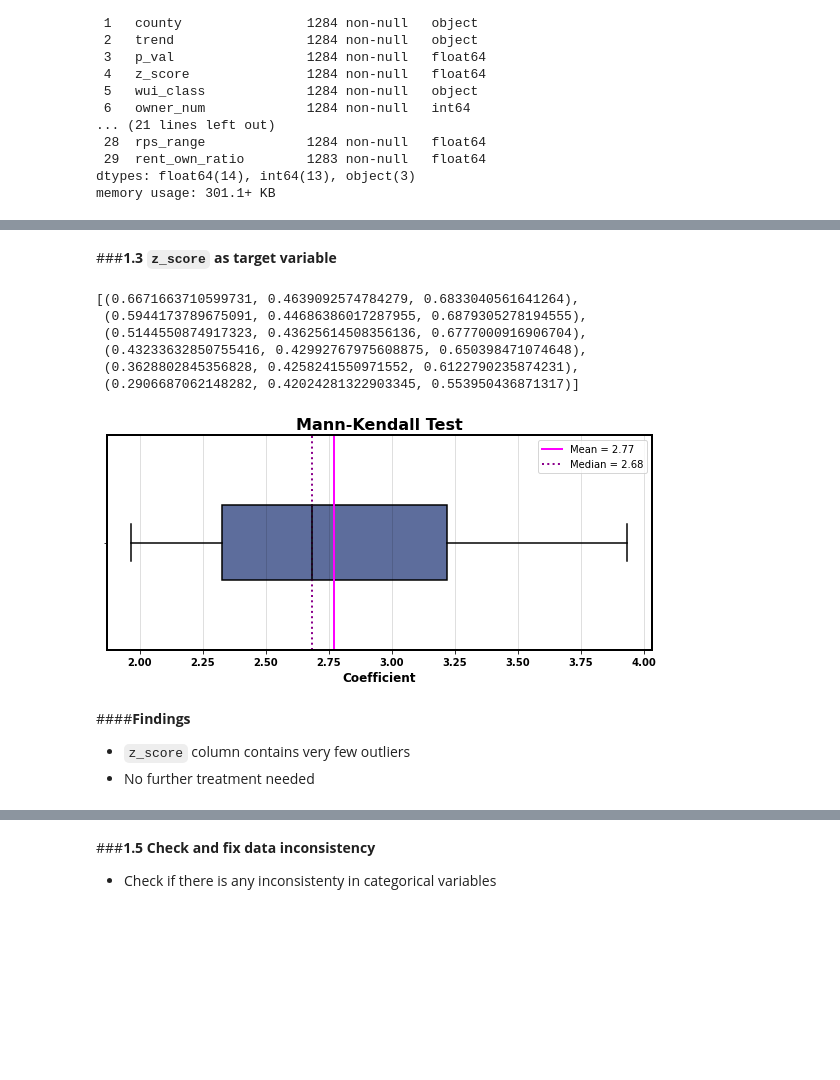
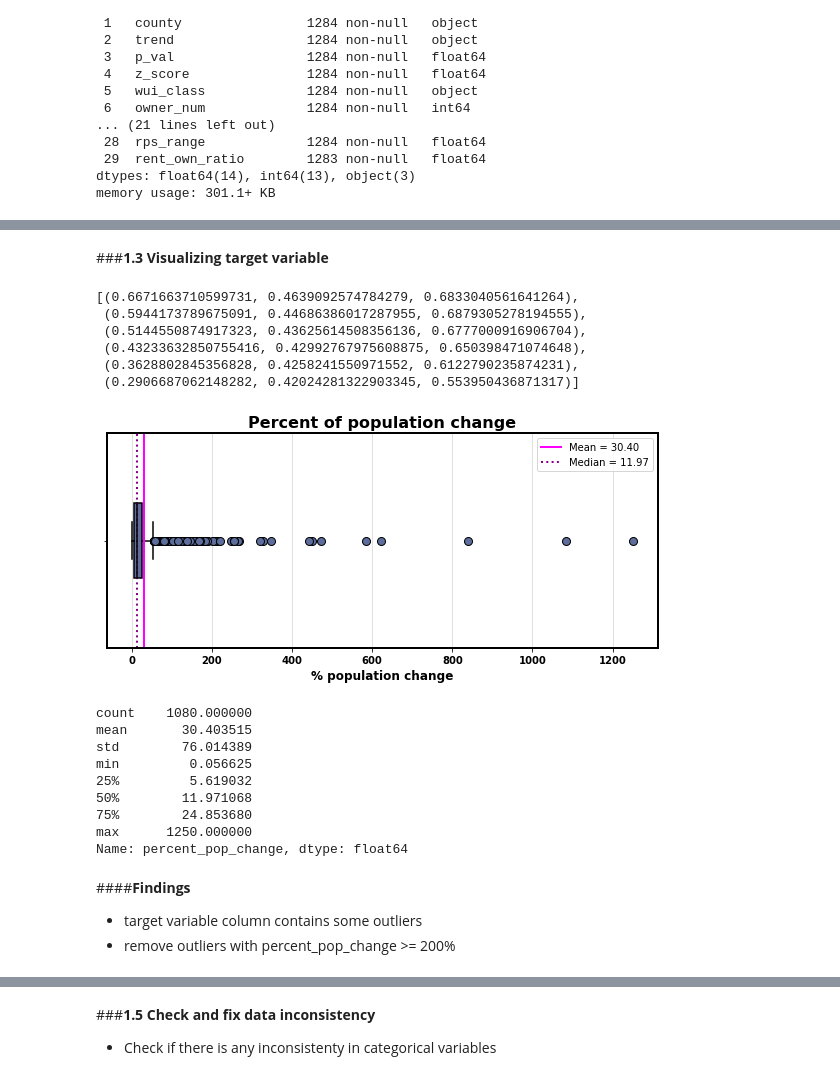
Before and after one commit to jiashenyue/ca-wui-pop-increase, a Jupyter notebook: analysis_notebook.ipynb, the cells around one changed output, grey strips where cells are left out. Drawn from its saved outputs; the diff is of its cells as text; code cells hidden in the pictures; blank space fills up the shorter version.

```diff
--- a/analysis_notebook.ipynb
+++ b/analysis_notebook.ipynb
@@ -72,2 +73,5 @@ memory usage: 301.1+ KB
 - **Only focus on rows with `z_score > 0` and `p_val < 0.05`**
+# %%
+# assignm target variable
+target_val = 'percent_pop_change'
 # %%
@@ -76,6 +80,10 @@ df_sig_increase = df[(df.z_score > 0) & (df.p_val < 0.05)]
+# %%
+# filter data to percent_pop_change > 0
+df_sig_increase = df[(df.percent_pop_change > 0)]
 # %%
 # drop some target variable options
-drops = ['annual_grow_rate','annual_pop_change','percent_pop_change','p_val']
+# drops = ['annual_grow_rate','annual_pop_change','percent_pop_change','p_val']
+drops = ['z_score','annual_pop_change','annual_grow_rate','p_val']
 df_sig_increase = df_sig_increase.drop(columns = drops)
 # %%
 # copy the original data and drop the first column for EDA
@@ -96,5 +95,5 @@ Dataframe for EDA contains 981 rows and 26 columns
 # %% [markdown]
-###**1.3 `z_score` as target variable**
+###**1.3 Visualizing target variable**
 # %%
 col_pal = sns.color_palette('ch:1, r=1.45, l=.55, d=.395')
 sns.color_palette('ch:1, r=1.45, l=.55, d=.395')
@@ -154,14 +153,27 @@ def box_plot(df, column_name,
     plt.tight_layout()
     plt.show;
 # %%
-box_plot(eda_df, 'z_score',
-             tit_lab='Mann-Kendall Test',
+box_plot(eda_df, column_name = target_val,
+             tit_lab='Percent of population change',
              fs=(8,4),
-         x_lab = 'Coefficient')
+         x_lab = '% population change')
 # %% [output]
-[figure, old version]
+[figure, new version]
-# %% [markdown]
-####**Findings**
-
-- `z_score` column contains very few outliers
-- No further treatment needed
+# %%
+# basic stats of target variable
+eda_df[target_val].describe()
+# %% [output]
+count    1080.000000
+mean       30.403515
+std        76.014389
+min         0.056625
+25%         5.619032
+50%        11.971068
+75%        24.853680
+max      1250.000000
+Name: percent_pop_change, dtype: float64
+# %% [markdown]
+####**Findings**
+
+- target variable column contains some outliers
+- remove outliers with percent_pop_change >= 200%
```
Also changed, not shown: parts of 39 cells of this notebook.
